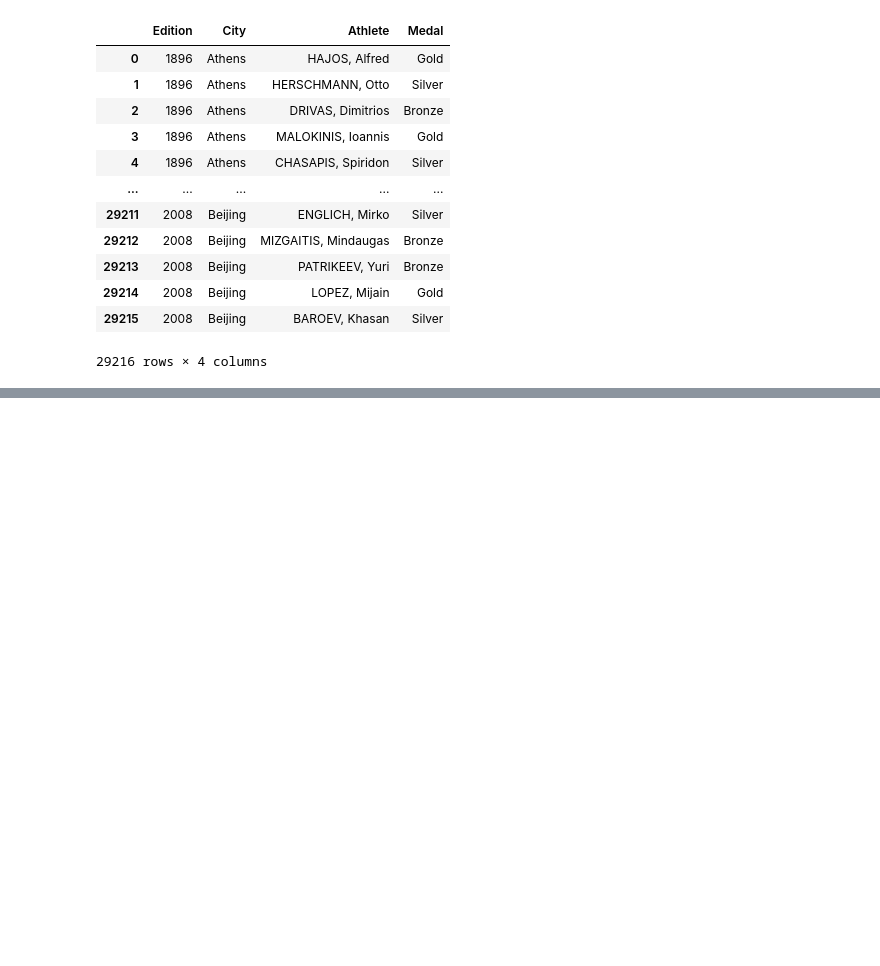
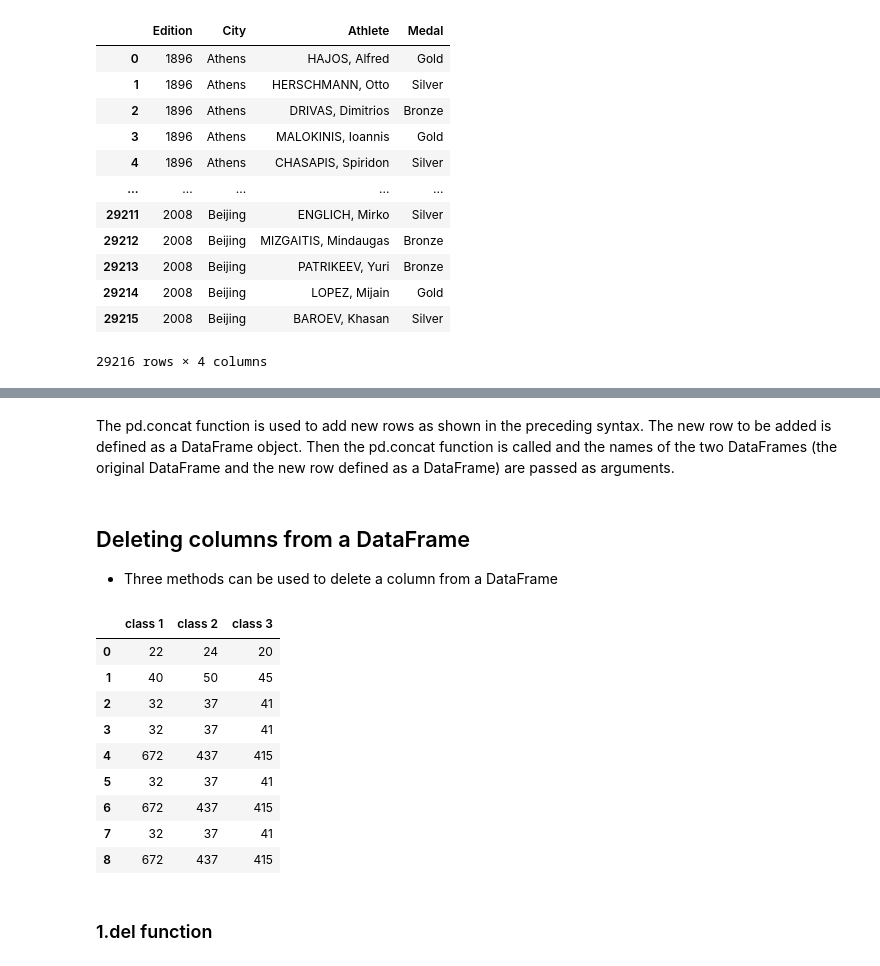
Before and after one commit to svkarthik86/Advanced-python, a Jupyter notebook: Pandas_DataFrame_Lec.ipynb, the cells around one changed output, grey strips where cells are left out. Cells and saved outputs as stored; diff of their text form; code cells hidden in the pictures; blank space fills up the shorter version.

```diff
--- a/Pandas_DataFrame_Lec.ipynb
+++ b/Pandas_DataFrame_Lec.ipynb
@@ -718,0 +1075,3 @@ pandas.core.frame.DataFrame
+# %%
+combined_ages=pd.DataFrame({'class 1':[22,40],'class 2':[24,50],'class 3':[20,45]})
+combined_ages
@@ -718,0 +1082,3 @@ pandas.core.frame.DataFrame
+# %%
+new_row=pd.DataFrame([{'class 1':32,'class 2':37,'class 3':41}])
+new_row
@@ -718,0 +1088,3 @@ pandas.core.frame.DataFrame
+# %%
+df=pd.DataFrame([{'class 1':672,'class 2':437,'class 3':415}])
+df
@@ -718,0 +1094,3 @@ pandas.core.frame.DataFrame
+# %%
+combined_ages=pd.concat([combined_ages,new_row,df],axis=0,ignore_index=True) #axis=0 default
+combined_ages
@@ -718,0 +1103,20 @@ pandas.core.frame.DataFrame
+# %% [markdown]
+The pd.concat function is used to add new rows as shown in the preceding syntax. The new row to be added is defined as a DataFrame object. Then the pd.concat function is called and the names of the two DataFrames (the original DataFrame and the new row defined as a DataFrame) are passed as arguments.
+# %% [markdown]
+## Deleting columns from a DataFrame
+- Three methods can be used to delete a column from a DataFrame
+# %%
+combined_ages
+# %% [output]
+|  | class 1 | class 2 | class 3 |
+| 0 | 22 | 24 | 20 |
+| 1 | 40 | 50 | 45 |
+| 2 | 32 | 37 | 41 |
+| 3 | 32 | 37 | 41 |
+| 4 | 672 | 437 | 415 |
+| 5 | 32 | 37 | 41 |
+| 6 | 672 | 437 | 415 |
+| 7 | 32 | 37 | 41 |
+| 8 | 672 | 437 | 415 |
+# %% [markdown]
+### 1.del function
```
Also changed, not shown: parts of 99 cells of this notebook.
